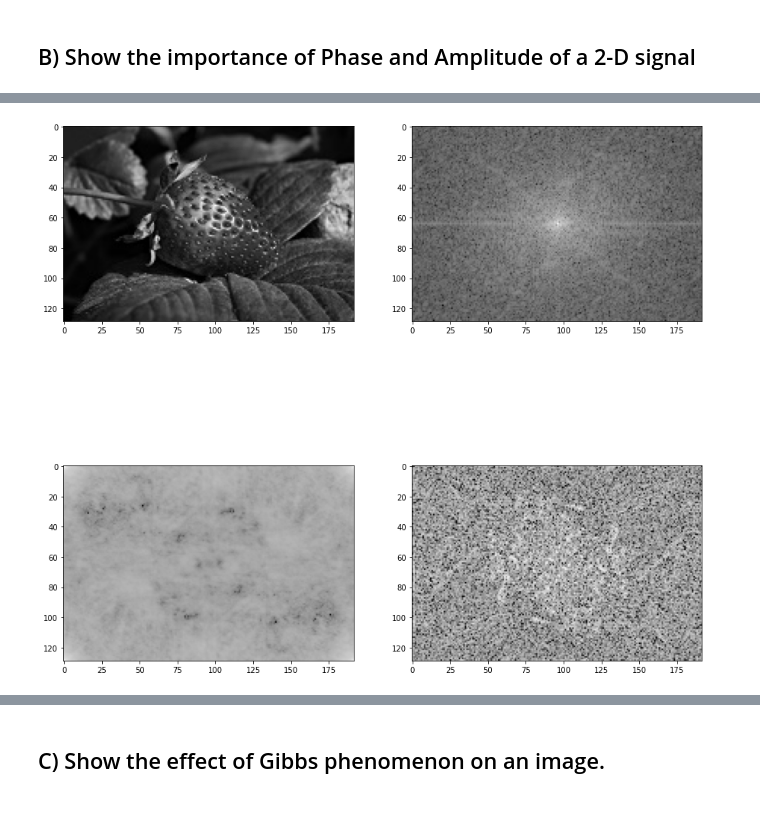
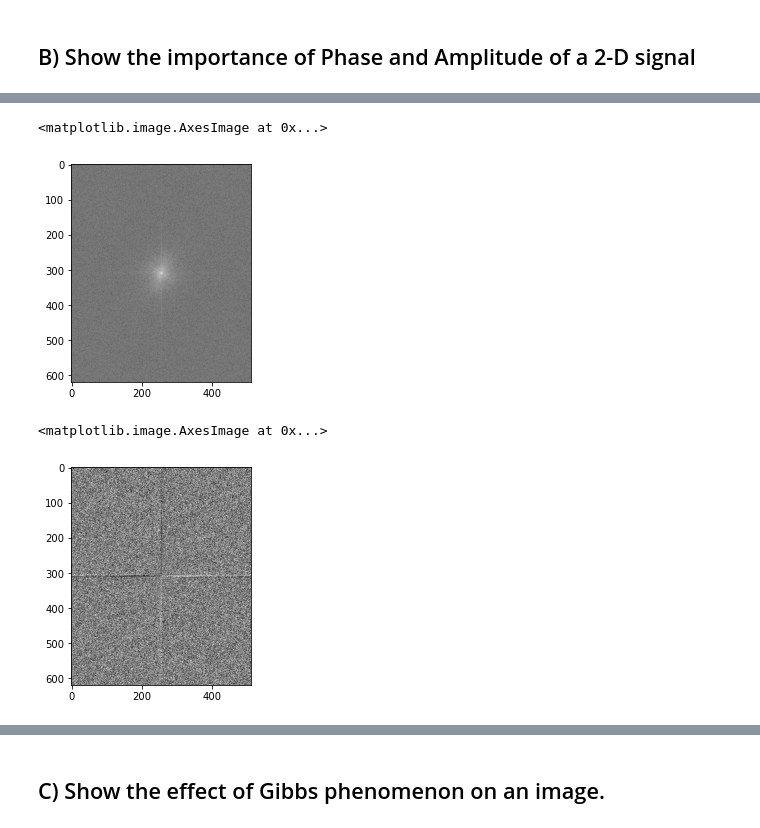
Before and after one commit to bereketeshete/Image-Processing, a Jupyter notebook: Assignment 3 - Image Fourier Transform/Assignment 3 Bereket.ipynb, the cells around one changed output, grey strips where cells are left out. Cells and saved outputs as stored; diff of their text form; code cells hidden in the pictures.

```diff
--- a/Assignment 3 - Image Fourier Transform/Assignment 3 Bereket.ipynb
+++ b/Assignment 3 - Image Fourier Transform/Assignment 3 Bereket.ipynb
@@ -41,6 +44,17 @@ def basis_function(img, u=0, v=0):
             f_img[x,y] = f_uv
     ret, bw_img = cv2.threshold(f_img.imag,f_img.imag.mean(),f_img.imag.max(), cv2.THRESH_BINARY)
     return bw_img
+
+# discrete fast fourier transform (dfft) using numpy
+# returns the fourier tranform of a 2d image give an input image in spatial domain
+def dfft_numpy(img):
+    new_image = np.fft.fftshift(np.fft.fft2(img))
+    return new_image
+
+def idfft_numpy(img):
+    new_image = np.fft.ifft2(np.fft.ifftshift(img))
+    return new_image
+
 
 def dfft(img):
     X, Y = img.shape
@@ -60,6 +74,8 @@ def dfft(img):
     mag = np.sqrt(f_img.imag ** 2 + f_img.real ** 2)
     phase = np.arctan2(f_img.imag, f_img.real)
     return f_img, mag, phase
+
+
 
 def idfft(img):
     X, Y = img.shape
@@ -162,17 +170,12 @@ plt.imshow(10*np.log10(phas), cmap=cm.gray_r)
-# %%
-fft_img = np.fft.fft2(img)
-# f_img_2 = np.fft.ifft2(np.absolute(f_img_1))
-
-shifted_img = np.fft.fftshift(fft_img)
-ifft_img_mag = np.fft.ifft2(np.absolute(shifted_img))
-ifft_img_phase = np.fft.ifft2(np.angle(fft_img))
-
-imgs = [img, 10* np.log10(np.absolute(shifted_img)), 10* np.log10(np.absolute(ifft_img_mag)),
-                                                                    10* np.log10(np.absolute(ifft_img_phase))]
-
-fig, axs = plt.subplots(nrows=2, ncols=2, figsize=(15,15))
-
-for ax, img in zip(axs.flatten(), imgs):
-    ax.imshow(img, cmap=cm.gray)
-# %% [output]
-[figure, removed]
+# %%
+amplitude = np.abs(Fourier_img)
+plt.imshow(10*np.log(abs(amplitude)), cmap ='gray')
+# %% [output]
+<matplotlib.image.AxesImage at 0x...>
+[figure, added]
+# %%
+phase = np.angle(Fourier_img)
+plt.imshow(phase, cmap ='gray')
+# %% [output]
+<matplotlib.image.AxesImage at 0x...>
+[figure, added]
```
Also changed, not shown: parts of 16 cells of this notebook.
